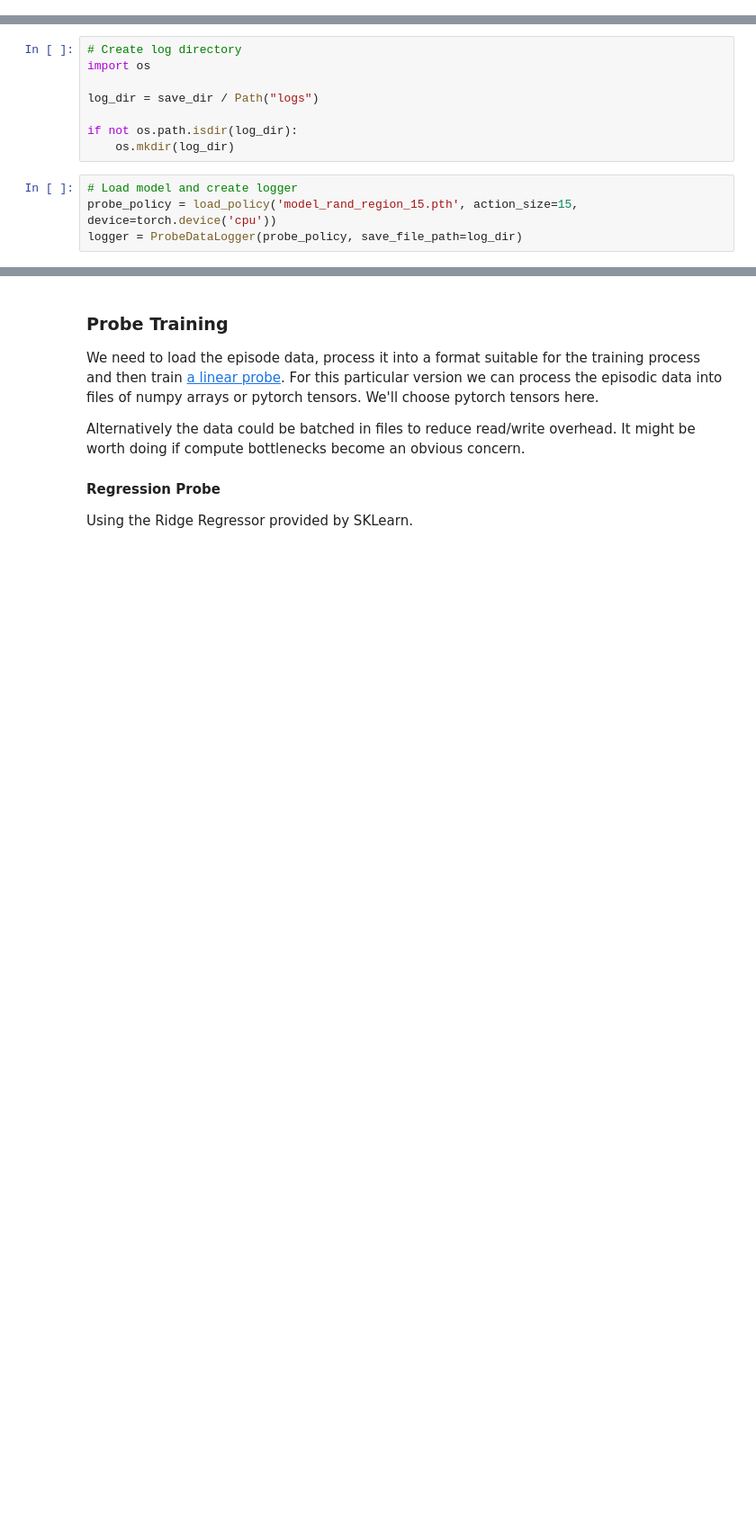
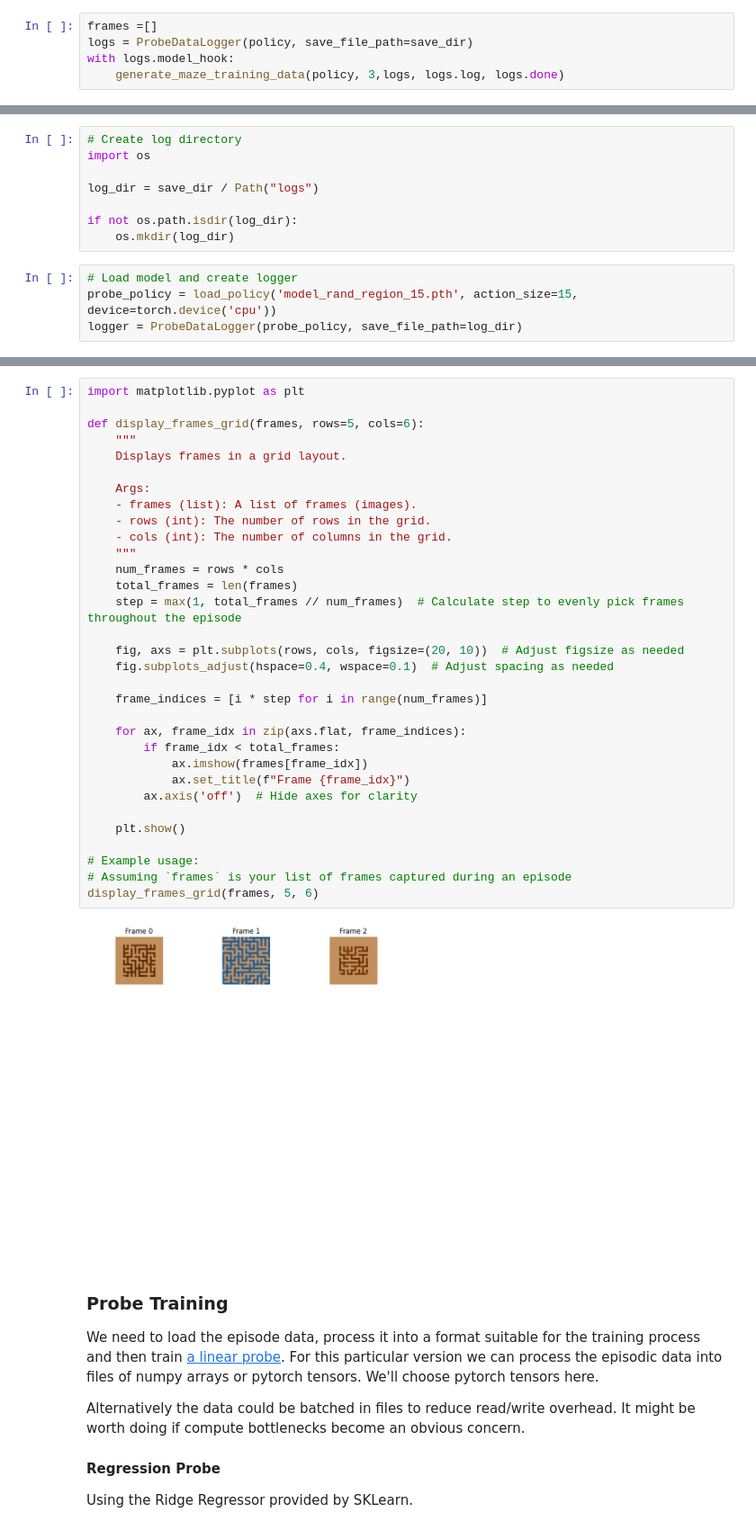
Before and after one commit to BenSturgeon/ai-safety-camp-2024-model-agents, a Jupyter notebook: notebooks/maze_linear_probe.ipynb, the cells around one changed output, grey strips where cells are left out. Shown at 90% size. Cells and saved outputs as stored; diff of their text form; blank space fills up the shorter version.

Commit message:
Added a modified notebook for training the probes. Fixed the bug regarding the venv being sampled and added a modified training function.

```diff
--- a/notebooks/maze_linear_probe.ipynb
+++ b/notebooks/maze_linear_probe.ipynb
@@ -242,2 +201,7 @@ maze_linear_probe_data/ep_3.pkl
 # %% [markdown]
 Now we can load back the data. Including the loading functionality in the logging class might be convenient, but here I will simply recover it manually as an example.
+# %%
+frames =[]
+logs = ProbeDataLogger(policy, save_file_path=save_dir)
+with logs.model_hook:
+    generate_maze_training_data(policy, 3,logs, logs.log, logs.done)
@@ -315,3 +400,37 @@ maze_linear_probe_data/logs/ep_17.pkl
+# %%
+import matplotlib.pyplot as plt
+
+def display_frames_grid(frames, rows=5, cols=6):
+    """
+    Displays frames in a grid layout.
+
+    Args:
+    - frames (list): A list of frames (images).
+    - rows (int): The number of rows in the grid.
+    - cols (int): The number of columns in the grid.
+    """
+    num_frames = rows * cols
+    total_frames = len(frames)
+    step = max(1, total_frames // num_frames)  # Calculate step to evenly pick frames throughout the episode
+
+    fig, axs = plt.subplots(rows, cols, figsize=(20, 10))  # Adjust figsize as needed
+    fig.subplots_adjust(hspace=0.4, wspace=0.1)  # Adjust spacing as needed
+
+    frame_indices = [i * step for i in range(num_frames)]
+
+    for ax, frame_idx in zip(axs.flat, frame_indices):
+        if frame_idx < total_frames:
+            ax.imshow(frames[frame_idx])
+            ax.set_title(f"Frame {frame_idx}")
+        ax.axis('off')  # Hide axes for clarity
+
+    plt.show()
+
+# Example usage:
+# Assuming `frames` is your list of frames captured during an episode
+display_frames_grid(frames, 5, 6)
+# %% [output]
+[figure, added]
 # %% [markdown]
 ### Probe Training
 
```
Also changed, not shown: parts of 22 cells of this notebook, 1 other file.
